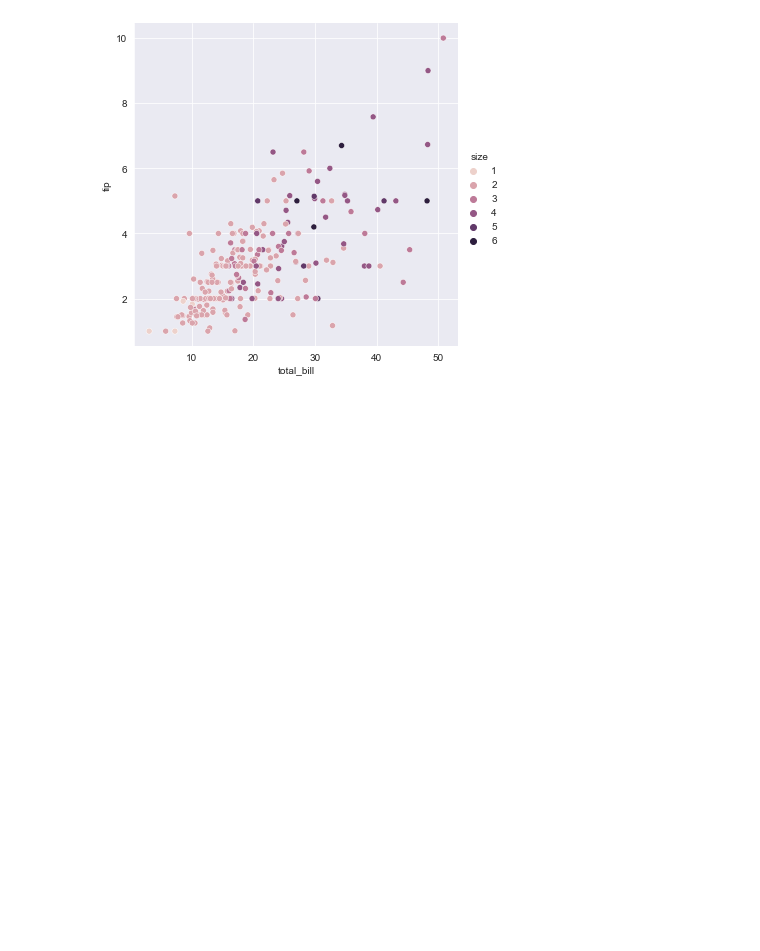
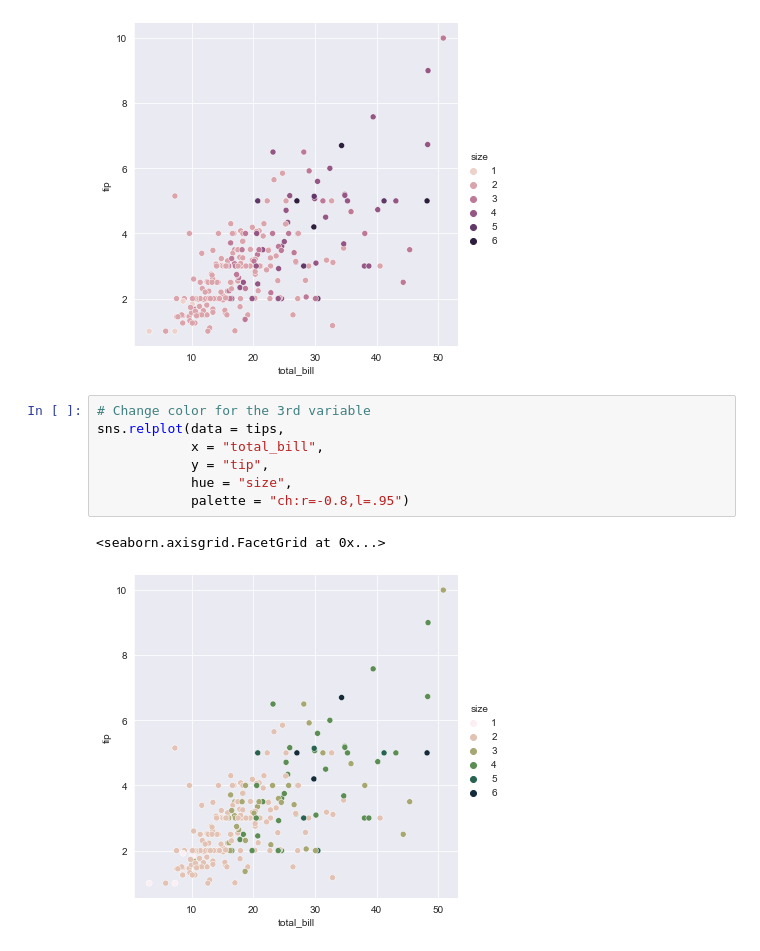
Before and after one commit to dehsheikh/Data_Science, a Jupyter notebook: Data_Visualization/Seaborn.ipynb, the cells around one changed output. Saved outputs shown, nothing was run; the diff lists cells and outputs as text; blank space fills up the shorter version.

```diff
--- a/Data_Visualization/Seaborn.ipynb
+++ b/Data_Visualization/Seaborn.ipynb
@@ -38,3 +40,13 @@ sns.relplot(data = tips,
 # %% [output]
 <seaborn.axisgrid.FacetGrid at 0x...>
 [figure]
+# %%
+# Change color for the 3rd variable
+sns.relplot(data = tips,
+            x = "total_bill",
+            y = "tip",
+            hue = "size",
+            palette = "ch:r=-0.8,l=.95")
+# %% [output]
+<seaborn.axisgrid.FacetGrid at 0x...>
+[figure, added]
```
Also changed, not shown: parts of 4 cells of this notebook.
